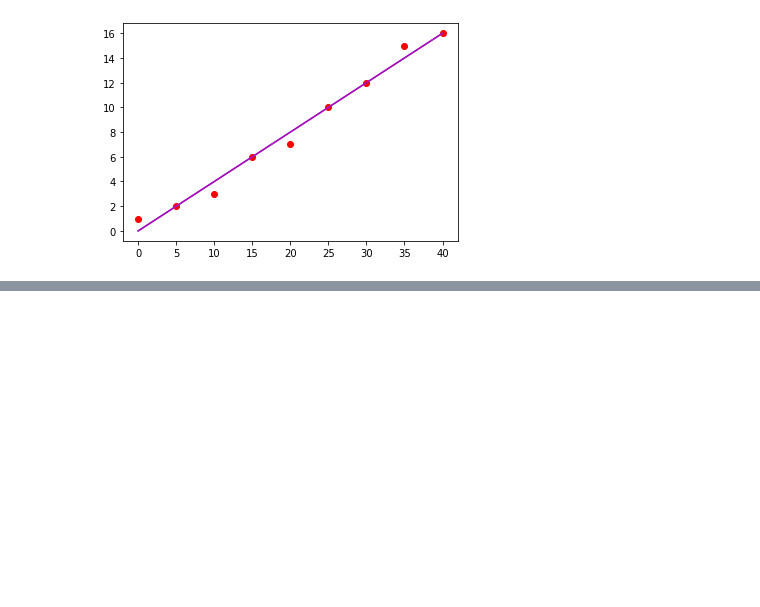
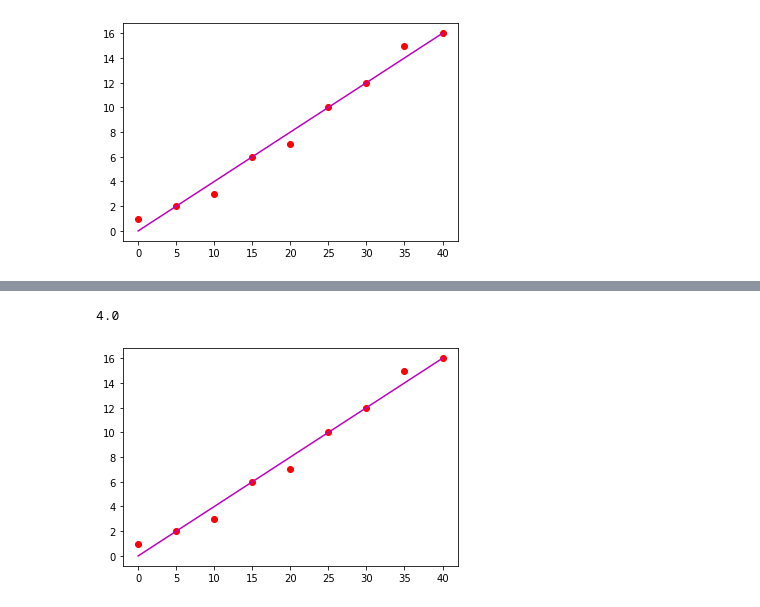
Before and after one commit to sean-meade/Fundamentals-Of-Data-Analysis-Project, a Jupyter notebook: Fundamentals-Project.ipynb, the cells around one changed output, grey strips where cells are left out. Drawn from its saved outputs; the diff is of its cells as text; code cells hidden in the pictures; blank space fills up the shorter version.

```diff
--- a/Fundamentals-Project.ipynb
+++ b/Fundamentals-Project.ipynb
@@ -240,0 +285,5 @@ y intercept:  0.0
+# %%
+simpleLinearRegression(x, y)
+# %% [output]
+4.0
+[figure, added]
```
Also changed, not shown: parts of 3 cells of this notebook, 1 other file.
